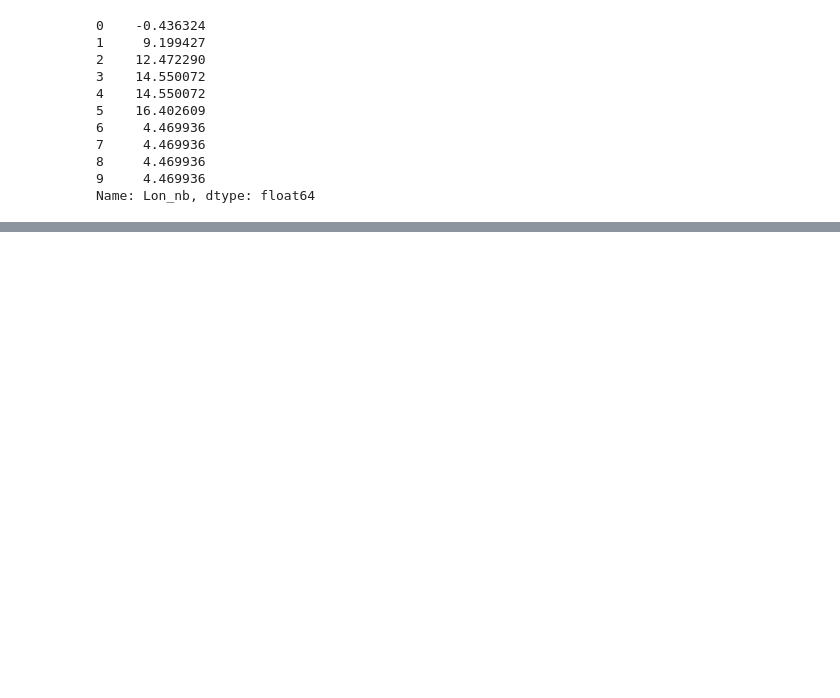
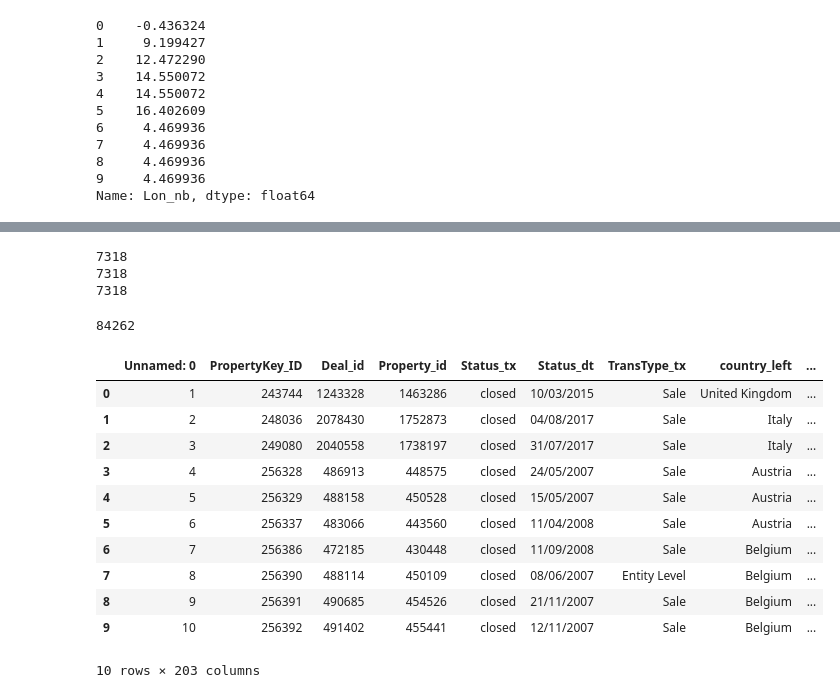
Before and after one commit to kaifoerster/BuildingAgePredictorML, a Jupyter notebook: demo/try loading pkl.ipynb, the cells around one changed output, grey strips where cells are left out. Cells and saved outputs as stored; diff of their text form; code cells hidden in the pictures; blank space fills up the shorter version.

```diff
--- a/demo/try loading pkl.ipynb
+++ b/demo/try loading pkl.ipynb
@@ -11,6 +11,8 @@ print(path_data_NLD)
 /workspace/workspace/ufo-prediction/demo/df-NLD.pkl
 # %%
 ufo_dt = pd.read_pickle(path_data_NLD)
+# %%
+ufo_dt = ufo_dt.drop(columns='geometry')
 # %%
 ufo_dt.head(10)
 # %% [output]
@@ -136,0 +150,27 @@ final_df = pd.merge(rca_dt, matches_prepared, how='left', left_on='rca_key_colum
+# %%
+print(matches['buildings_within_buffer_100'].count())
+print(matches['index_right0'].count())
+print(matches['index_right1'].count())
+# %% [output]
+7318
+7318
+7318
+# %%
+print(matches['Property_id'].count())
+# %% [output]
+84262
+# %%
+matches.head(10)
+# %% [output]
+|  | Unnamed: 0 | PropertyKey_ID | Deal_id | Property_id | Status_tx | Status_dt | TransType_tx | country_left | ... |
+| 0 | 1 | 243744 | 1243328 | 1463286 | closed | 10/03/2015 | Sale | United Kingdom | ... |
+| 1 | 2 | 248036 | 2078430 | 1752873 | closed | 04/08/2017 | Sale | Italy | ... |
+| 2 | 3 | 249080 | 2040558 | 1738197 | closed | 31/07/2017 | Sale | Italy | ... |
+| 3 | 4 | 256328 | 486913 | 448575 | closed | 24/05/2007 | Sale | Austria | ... |
+| 4 | 5 | 256329 | 488158 | 450528 | closed | 15/05/2007 | Sale | Austria | ... |
+| 5 | 6 | 256337 | 483066 | 443560 | closed | 11/04/2008 | Sale | Austria | ... |
+| 6 | 7 | 256386 | 472185 | 430448 | closed | 11/09/2008 | Sale | Belgium | ... |
+| 7 | 8 | 256390 | 488114 | 450109 | closed | 08/06/2007 | Entity Level | Belgium | ... |
+| 8 | 9 | 256391 | 490685 | 454526 | closed | 21/11/2007 | Sale | Belgium | ... |
+| 9 | 10 | 256392 | 491402 | 455441 | closed | 12/11/2007 | Sale | Belgium | ... |
+10 rows × 203 columns
```
Also changed, not shown: parts of 11 cells of this notebook.
